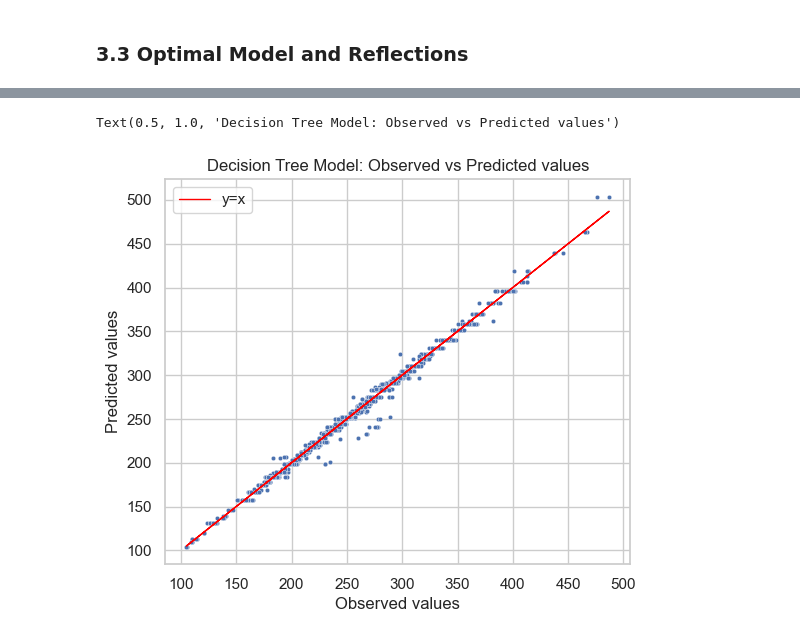
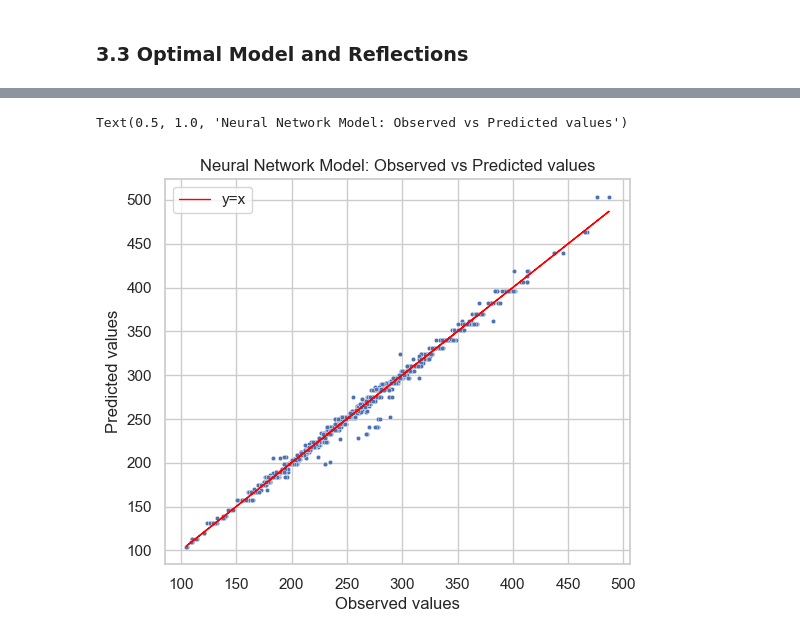
Before and after one commit to yixuan228/MSc_DE_GroupWork4, a Jupyter notebook: Scripts/Notebook 3 Evaluation.ipynb, the cells around one changed output, grey strips where cells are left out. Cells and saved outputs as stored; diff of their text form; code cells hidden in the pictures.

```diff
--- a/Scripts/Notebook 3 Evaluation.ipynb
+++ b/Scripts/Notebook 3 Evaluation.ipynb
@@ -810,8 +802,8 @@ nn_val_performance
 # %%
 # Using plot
 fig, ax = plt.subplots(1, 1, figsize=(6, 5))
 plot_pred_true(ture_y, dt_pred_y.values.reshape(-1), ax)
-plt.title('Decision Tree Model: Observed vs Predicted values')
+plt.title('Neural Network Model: Observed vs Predicted values')
 # %% [output]
-Text(0.5, 1.0, 'Decision Tree Model: Observed vs Predicted values')
+Text(0.5, 1.0, 'Neural Network Model: Observed vs Predicted values')
-[figure, old version]
+[figure, new version]
```
Also changed, not shown: parts of 19 cells of this notebook, 4 other files.
